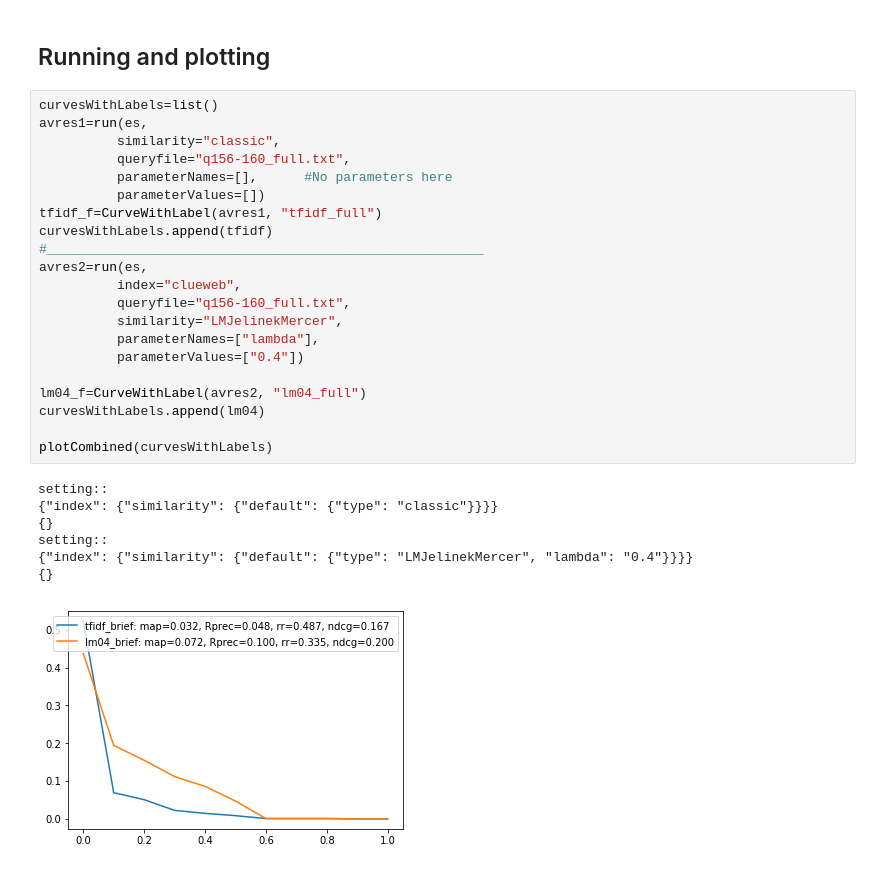
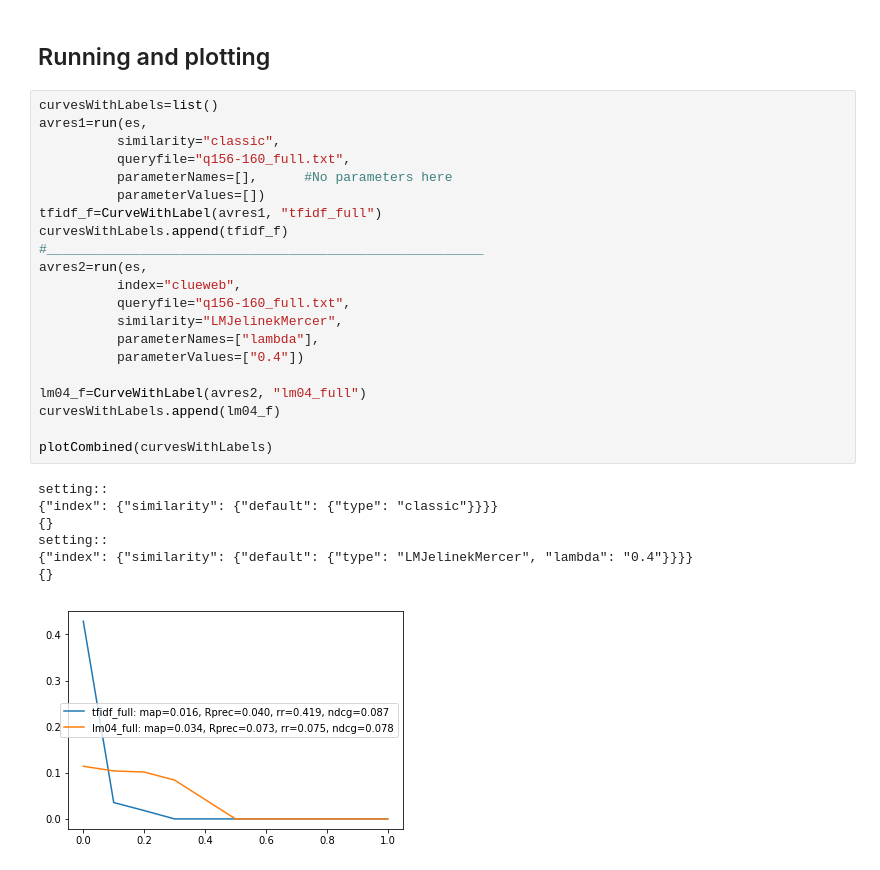
Before and after one commit to mich123prem/retrieval_evaluation, a Jupyter notebook: Retrieve.ipynb, the cells around one changed output. Drawn from its saved outputs; the diff is of its cells as text.

```diff
--- a/Retrieve.ipynb
+++ b/Retrieve.ipynb
@@ -330,32 +337,32 @@ curvesWithLabels=list()
 # %%
 curvesWithLabels=list()
 avres1=run(es,
           similarity="classic",
           queryfile="q156-160_full.txt",
           parameterNames=[],      #No parameters here
           parameterValues=[])
 tfidf_f=CurveWithLabel(avres1, "tfidf_full")
-curvesWithLabels.append(tfidf)
+curvesWithLabels.append(tfidf_f)
 #________________________________________________________
 avres2=run(es,
           index="clueweb",
           queryfile="q156-160_full.txt",
           similarity="LMJelinekMercer",
           parameterNames=["lambda"],
           parameterValues=["0.4"])
 
 lm04_f=CurveWithLabel(avres2, "lm04_full")
-curvesWithLabels.append(lm04)
+curvesWithLabels.append(lm04_f)
 
 plotCombined(curvesWithLabels)
 # %% [output]
 setting::
 {"index": {"similarity": {"default": {"type": "classic"}}}}
 {}
 setting::
 {"index": {"similarity": {"default": {"type": "LMJelinekMercer", "lambda": "0.4"}}}}
 {}
-[figure, old version]
+[figure, new version]
 # %%
 curvesWithLabels=list()
 avres1=run(es,
```
Also changed, not shown: parts of 2 cells of this notebook, 1 other file.
